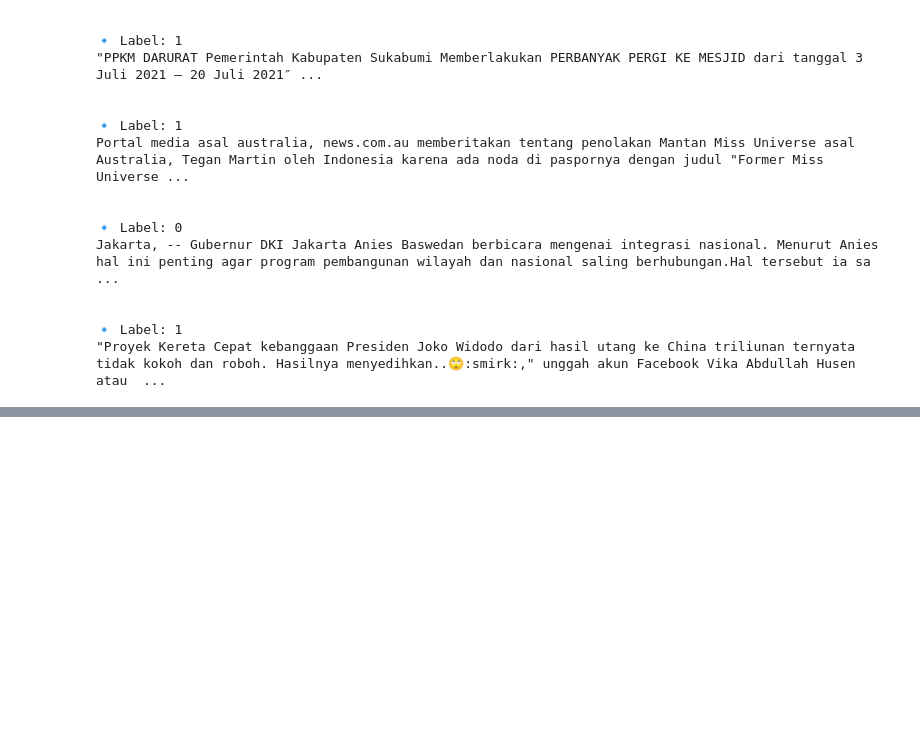
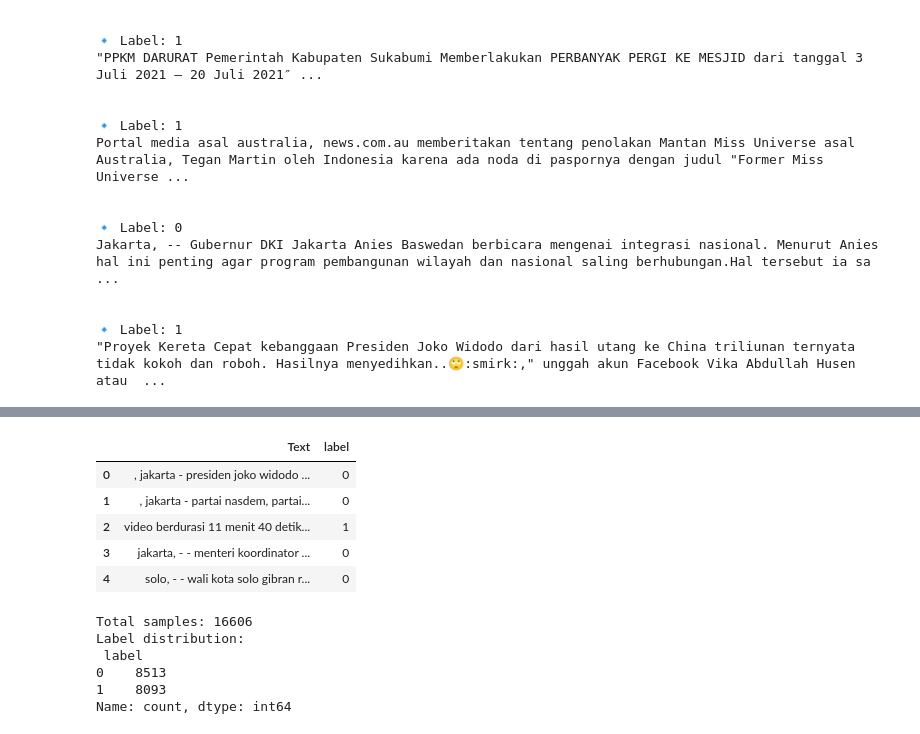
Before and after one commit to zainoor/indo-hoax-detector-indobert, a Jupyter notebook: evaluation/explore.ipynb, the cells around one changed output, grey strips where cells are left out. Drawn from its saved outputs; the diff is of its cells as text; code cells hidden in the pictures; blank space fills up the shorter version.

```diff
--- a/evaluation/explore.ipynb
+++ b/evaluation/explore.ipynb
@@ -551,0 +577,20 @@ Jakarta, -- Gubernur DKI Jakarta Anies Baswedan berbicara mengenai integrasi nas
+# %%
+df_clean = pd.read_csv("../cleandata/train_dataset_cleaned.csv")
+df_clean.head()
+# %% [output]
+|  | Text | label |
+| 0 | , jakarta - presiden joko widodo ... | 0 |
+| 1 | , jakarta - partai nasdem, partai... | 0 |
+| 2 | video berdurasi 11 menit 40 detik... | 1 |
+| 3 | jakarta, - - menteri koordinator ... | 0 |
+| 4 | solo, - - wali kota solo gibran r... | 0 |
+# %%
+print("Total samples:", len(df_clean))
+print("Label distribution:\n", df_clean['label'].value_counts())
+# %% [output]
+Total samples: 16606
+Label distribution:
+ label
+0    8513
+1    8093
+Name: count, dtype: int64
```
Also changed, not shown: parts of 7 cells of this notebook, 2 other files.
